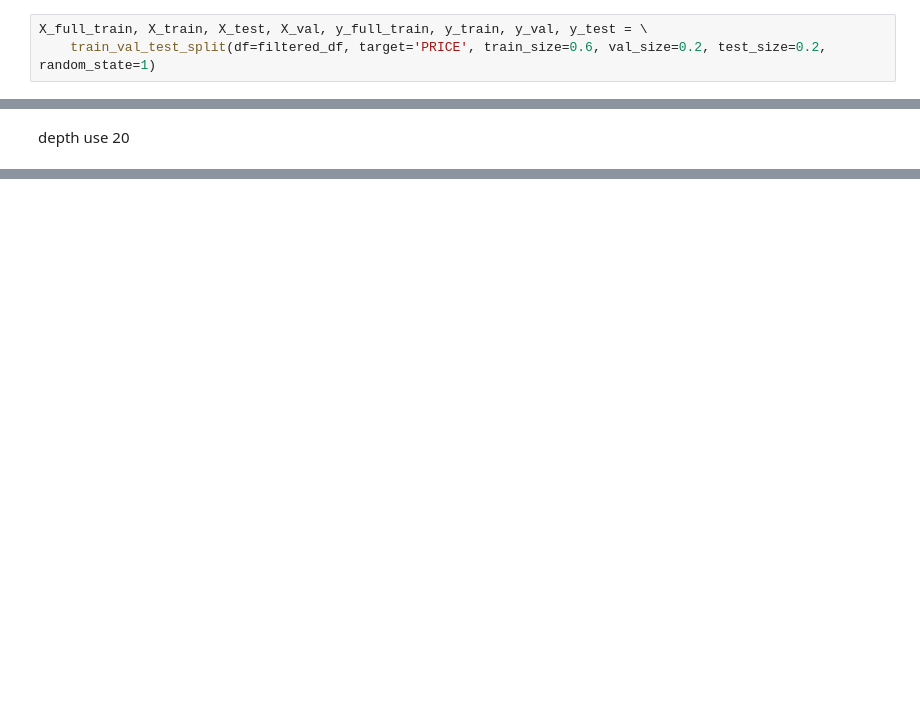
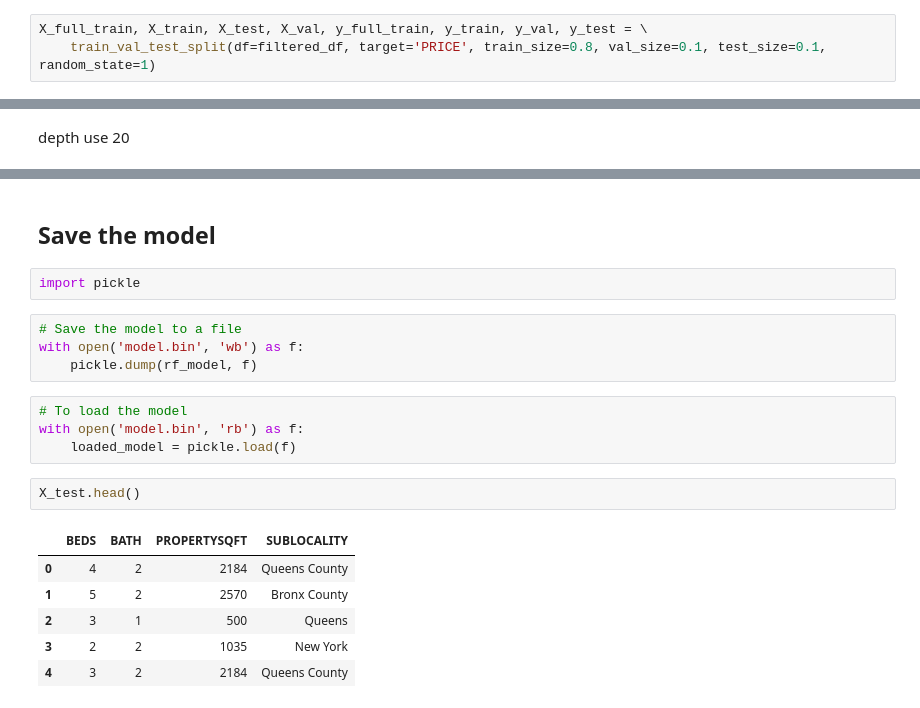
Before and after one commit to jyphotography/machine-learning, a Jupyter notebook: midterm/notebooks/notebook.ipynb, the cells around one changed output, grey strips where cells are left out. Cells and saved outputs as stored; diff of their text form; blank space fills up the shorter version.

Commit message:
export model

```diff
--- a/midterm/notebooks/notebook.ipynb
+++ b/midterm/notebooks/notebook.ipynb
@@ -200,7 +204,7 @@ Manhattan           18
 Name: count, dtype: int64
 # %%
 X_full_train, X_train, X_test, X_val, y_full_train, y_train, y_val, y_test = \
-    train_val_test_split(df=filtered_df, target='PRICE', train_size=0.6, val_size=0.2, test_size=0.2, random_state=1)
+    train_val_test_split(df=filtered_df, target='PRICE', train_size=0.8, val_size=0.1, test_size=0.1, random_state=1)
 # %%
 def train_rf(df_train, y_train, random_state, n_estimators):
     dicts = df_train.to_dict(orient='records')
@@ -353,0 +347,21 @@ df_importance
+# %% [markdown]
+## Save the model
+# %%
+import pickle
+# %%
+# Save the model to a file
+with open('model.bin', 'wb') as f:
+    pickle.dump(rf_model, f)
+# %%
+# To load the model
+with open('model.bin', 'rb') as f:
+    loaded_model = pickle.load(f)
+# %%
+X_test.head()
+# %% [output]
+|  | BEDS | BATH | PROPERTYSQFT | SUBLOCALITY |
+| 0 | 4 | 2 | 2184 | Queens County |
+| 1 | 5 | 2 | 2570 | Bronx County |
+| 2 | 3 | 1 | 500 | Queens |
+| 3 | 2 | 2 | 1035 | New York |
+| 4 | 3 | 2 | 2184 | Queens County |
```
Also changed, not shown: parts of 21 cells of this notebook, 1 other file.
